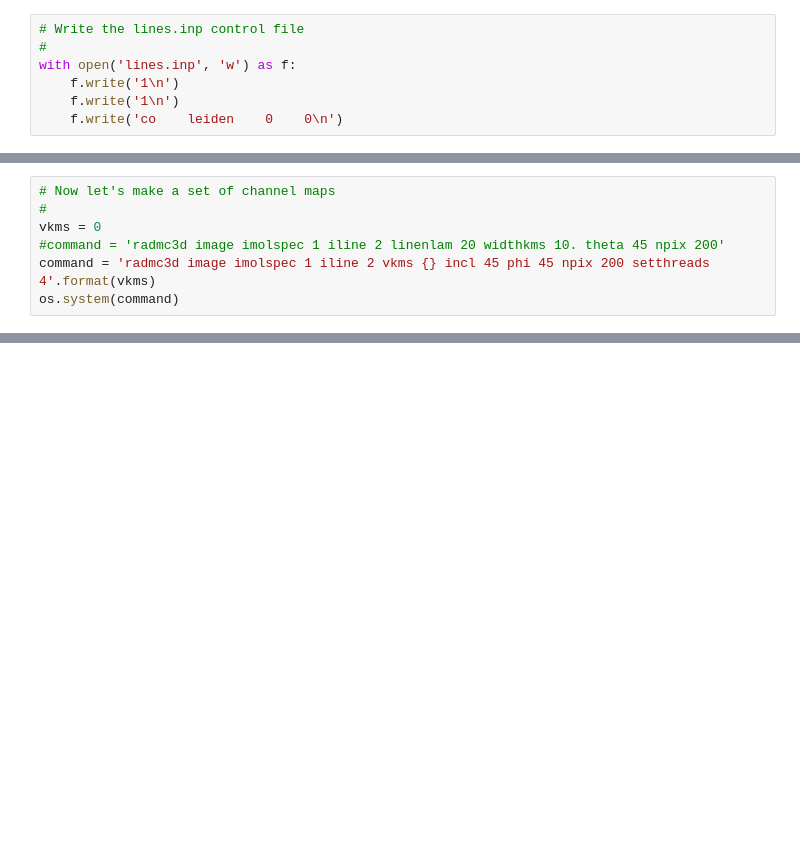
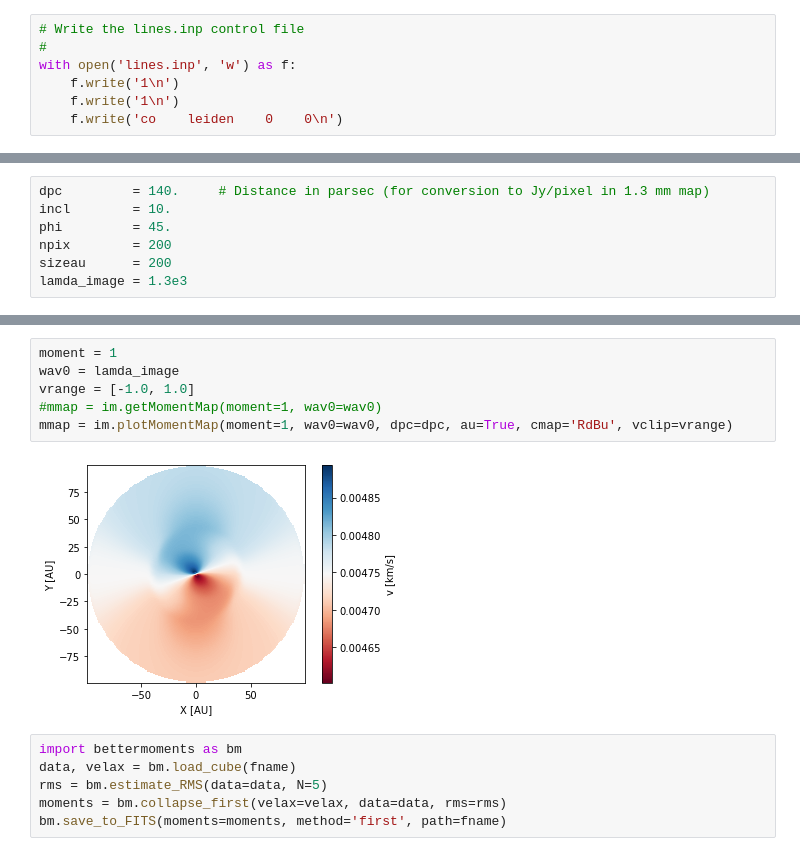
Before and after one commit to zuletav/warpdisks, a Jupyter notebook: notebooks/warped_disk/warped_disk_test.ipynb, the cells around one changed output, grey strips where cells are left out. Saved outputs shown, nothing was run; the diff lists cells and outputs as text; blank space fills up the shorter version.

```diff
--- a/notebooks/warped_disk/warped_disk_test.ipynb
+++ b/notebooks/warped_disk/warped_disk_test.ipynb
@@ -299,7 +333,7 @@ os.system('radmc3d mctherm setthreads 4')
 # %%
-# Now let's make a set of channel maps
-#
-vkms = 0
-#command = 'radmc3d image imolspec 1 iline 2 linenlam 20 widthkms 10. theta 45 npix 200'
-command = 'radmc3d image imolspec 1 iline 2 vkms {} incl 45 phi 45 npix 200 setthreads 4'.format(vkms)
-os.system(command)
+dpc         = 140.     # Distance in parsec (for conversion to Jy/pixel in 1.3 mm map)
+incl        = 10.
+phi         = 45.
+npix        = 200
+sizeau      = 200
+lamda_image = 1.3e3
@@ -373,0 +425,14 @@ Reading image.out
+# %%
+moment = 1
+wav0 = lamda_image
+vrange = [-1.0, 1.0]
+#mmap = im.getMomentMap(moment=1, wav0=wav0)
+mmap = im.plotMomentMap(moment=1, wav0=wav0, dpc=dpc, au=True, cmap='RdBu', vclip=vrange)
+# %% [output]
+[figure, added]
+# %%
+import bettermoments as bm
+data, velax = bm.load_cube(fname)
+rms = bm.estimate_RMS(data=data, N=5)
+moments = bm.collapse_first(velax=velax, data=data, rms=rms)
+bm.save_to_FITS(moments=moments, method='first', path=fname)
```
Also changed, not shown: parts of 29 cells of this notebook.
